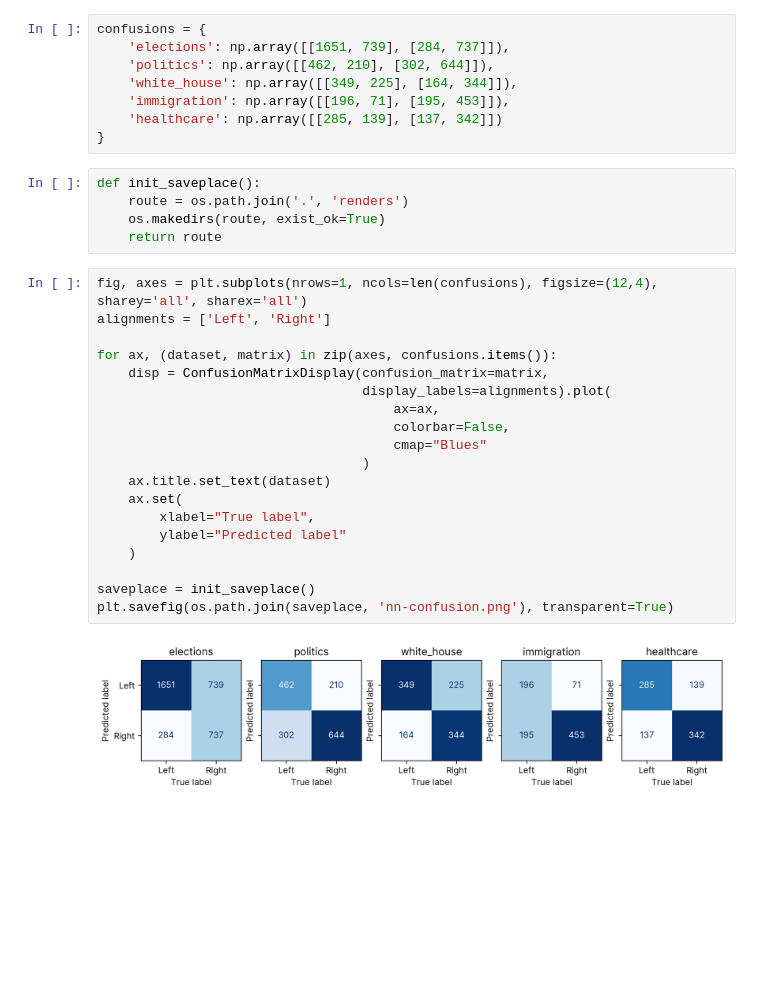
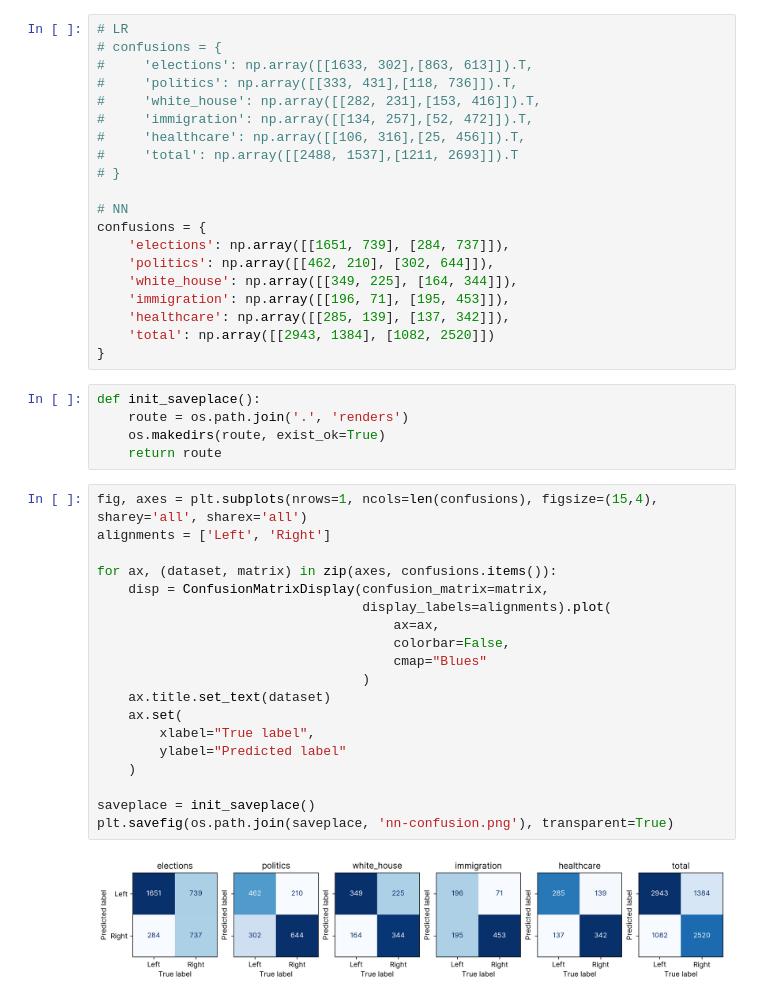
Before and after one commit to Wesley-Allen-01/CSCI4022_FinalProject, a Jupyter notebook: confusions.ipynb, the cells around one changed output. Cells and saved outputs as stored; diff of their text form; blank space fills up the shorter version.

Commit message:
Add total confusion

```diff
--- a/confusions.ipynb
+++ b/confusions.ipynb
@@ -6,12 +6,24 @@ import os
 plt.rcParams["font.family"] = "Inter"
 plt.rcParams["figure.dpi"] = 300
 # %%
+# LR
+# confusions = {
+#     'elections': np.array([[1633, 302],[863, 613]]).T,
+#     'politics': np.array([[333, 431],[118, 736]]).T,
+#     'white_house': np.array([[282, 231],[153, 416]]).T,
+#     'immigration': np.array([[134, 257],[52, 472]]).T,
+#     'healthcare': np.array([[106, 316],[25, 456]]).T,
+#     'total': np.array([[2488, 1537],[1211, 2693]]).T
+# }
+
+# NN
 confusions = {
     'elections': np.array([[1651, 739], [284, 737]]),
     'politics': np.array([[462, 210], [302, 644]]),
     'white_house': np.array([[349, 225], [164, 344]]),
     'immigration': np.array([[196, 71], [195, 453]]),
-    'healthcare': np.array([[285, 139], [137, 342]])
+    'healthcare': np.array([[285, 139], [137, 342]]),
+    'total': np.array([[2943, 1384], [1082, 2520]])
 }
 # %%
 def init_saveplace():
@@ -19,23 +31,23 @@ def init_saveplace():
     os.makedirs(route, exist_ok=True)
     return route
 # %%
-fig, axes = plt.subplots(nrows=1, ncols=len(confusions), figsize=(12,4), sharey='all', sharex='all')
+fig, axes = plt.subplots(nrows=1, ncols=len(confusions), figsize=(15,4), sharey='all', sharex='all')
 alignments = ['Left', 'Right']
 
 for ax, (dataset, matrix) in zip(axes, confusions.items()):
     disp = ConfusionMatrixDisplay(confusion_matrix=matrix,
                                   display_labels=alignments).plot(
                                       ax=ax,
                                       colorbar=False,
                                       cmap="Blues"
                                   )
     ax.title.set_text(dataset)
     ax.set(
         xlabel="True label",
         ylabel="Predicted label"
     )
 
 saveplace = init_saveplace()
 plt.savefig(os.path.join(saveplace, 'nn-confusion.png'), transparent=True)
 # %% [output]
-[figure, old version]
+[figure, new version]
```
Also changed, not shown: 2 other files.
